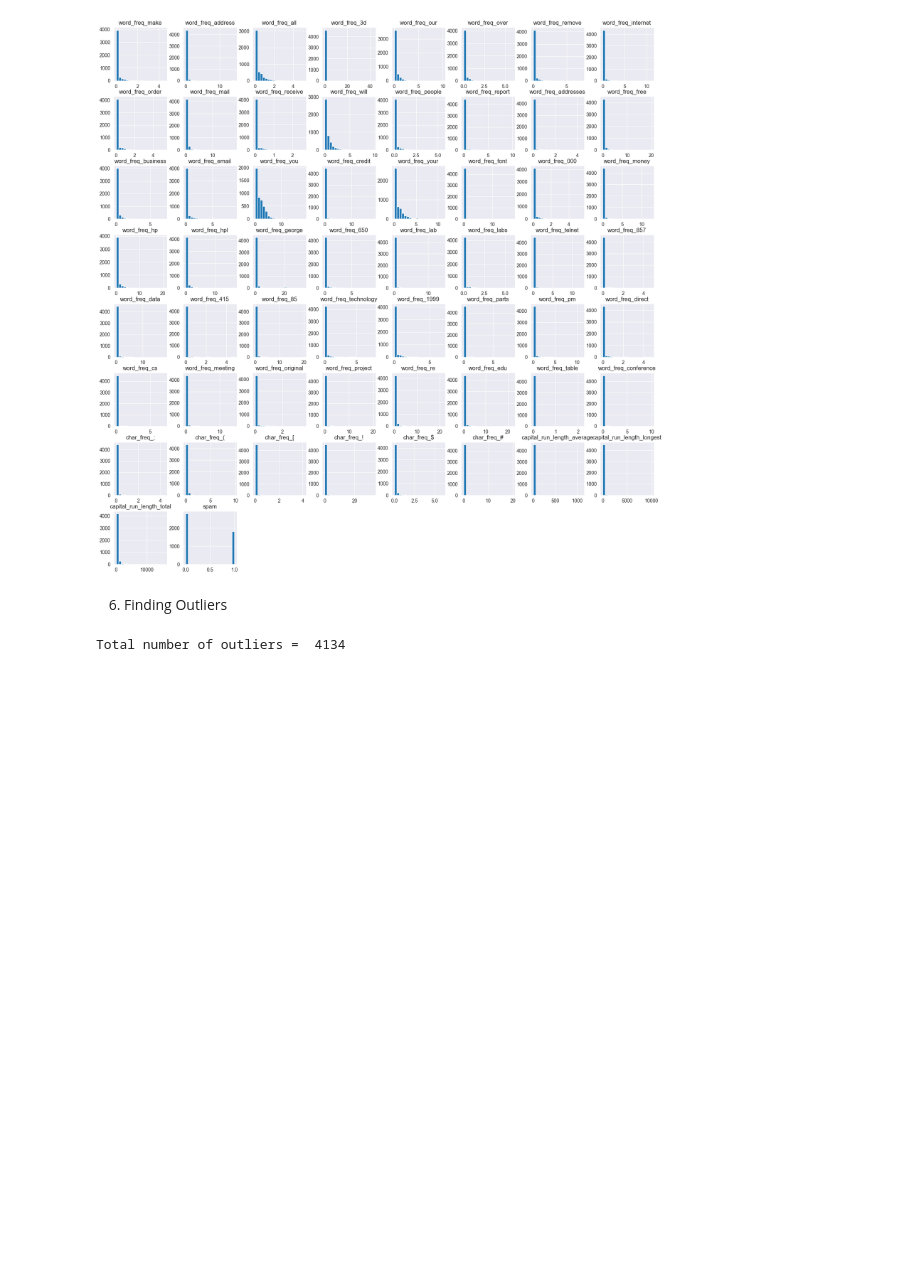
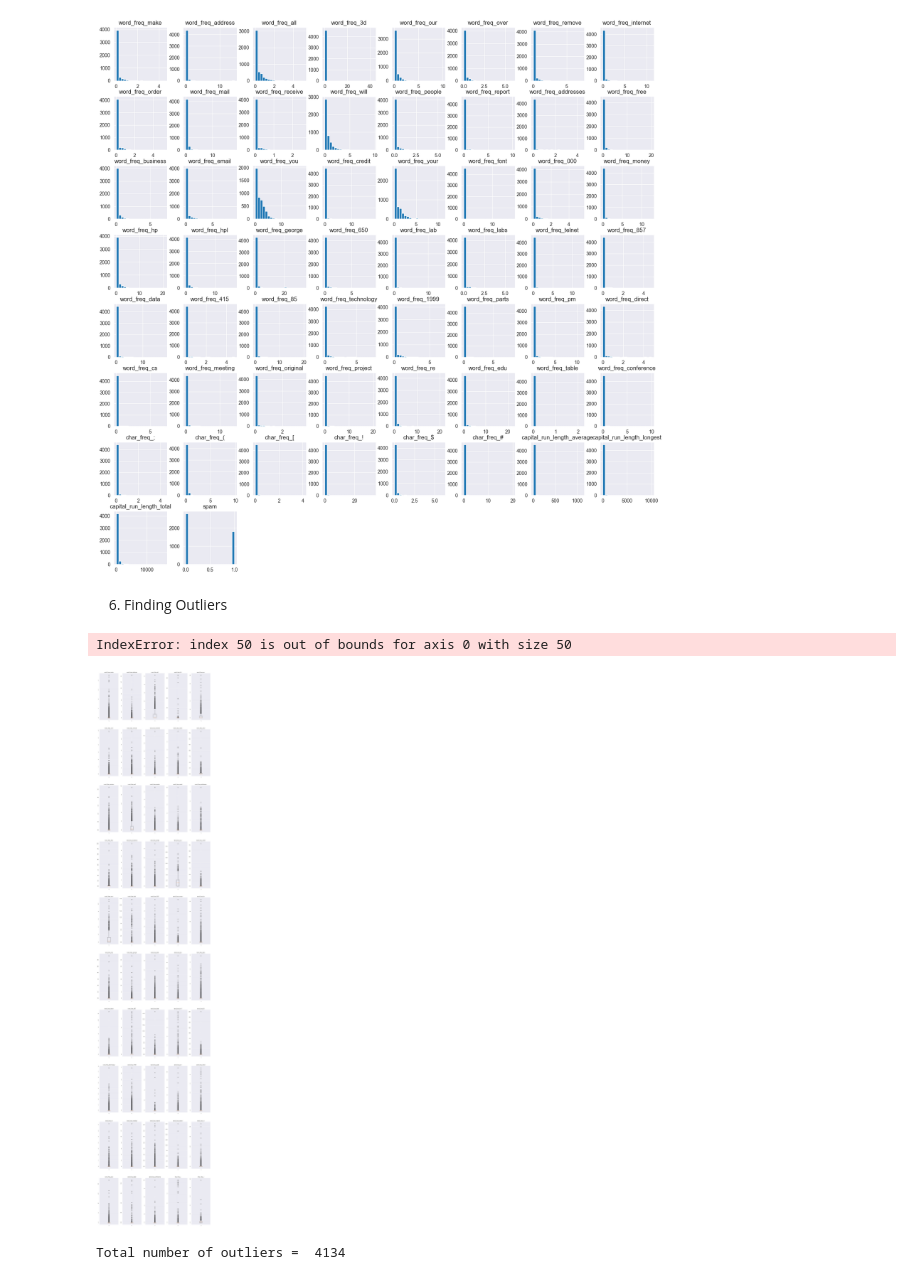
Before and after one commit to KasunAbeyweera/Email-Spam-Filtering-Using-Decision-Trees-and-KNN, a Jupyter notebook: spamDetection.ipynb, the cells around one changed output. Saved outputs shown, nothing was run; the diff lists cells and outputs as text; code cells hidden in the pictures; blank space fills up the shorter version.

```diff
--- a/spamDetection.ipynb
+++ b/spamDetection.ipynb
@@ -197,13 +200,16 @@ plt.show()
 6. Finding Outliers
 # %%
 #Plotting box plots to identify outliers
-# fig, axs = plt.subplots(ncols=5, nrows=10, figsize=(20, 100))
-# axs = axs.flatten()
-# for i, col in enumerate(spam.columns[:-1]):
-#     axs[i].boxplot(spam[col])
-#     axs[i].set_title(col)
-#
-# plt.show()
+fig, axs = plt.subplots(ncols=5, nrows=10, figsize=(20, 100))
+axs = axs.flatten()
+for i, col in enumerate(spam.columns[:-1]):
+    axs[i].boxplot(spam[col])
+    axs[i].set_title(col)
+
+plt.show()
+# %% [output]
+IndexError: index 50 is out of bounds for axis 0 with size 50
+[figure, added]
 # %%
 # calculate z-scores
 z_scores = stats.zscore(spam)
```
Also changed, not shown: parts of 17 cells of this notebook.
